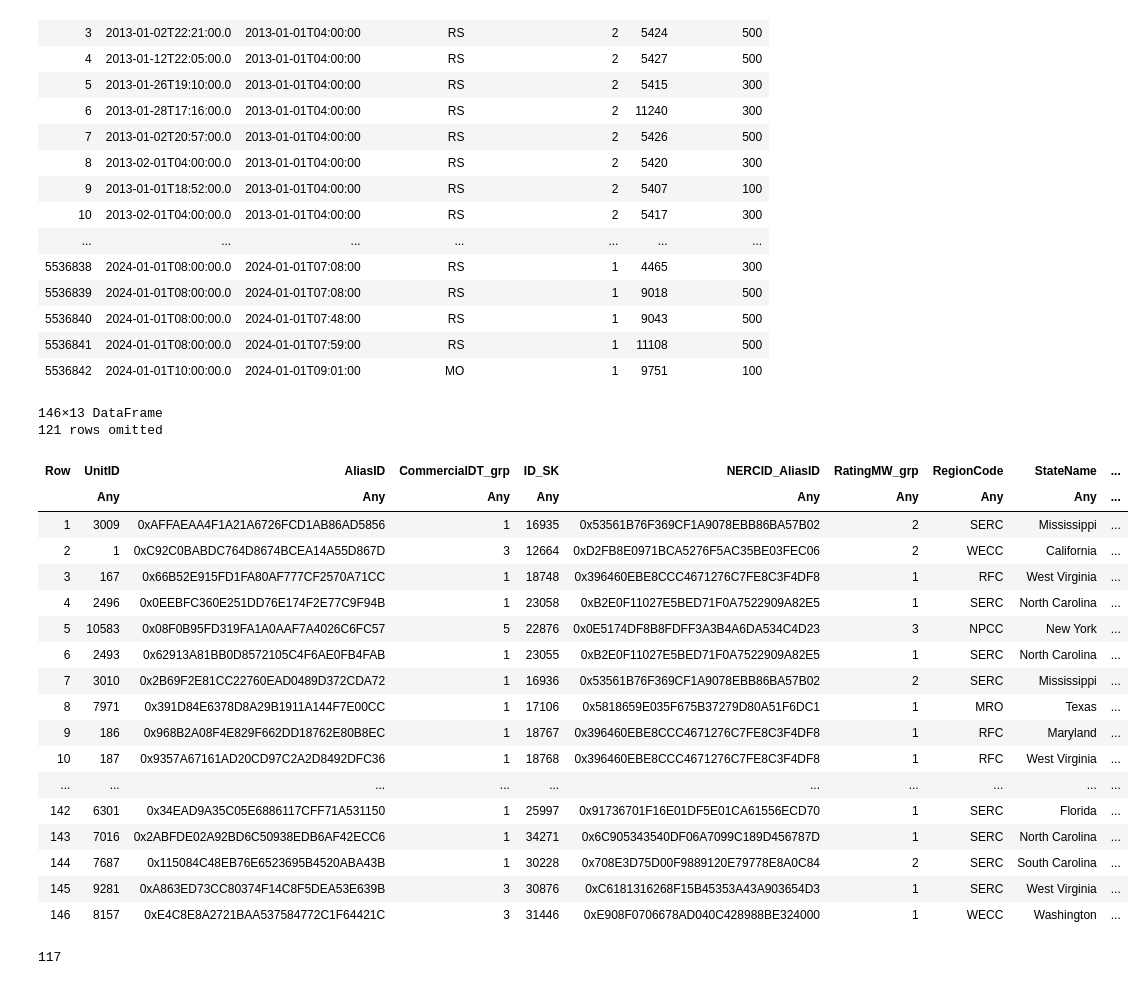
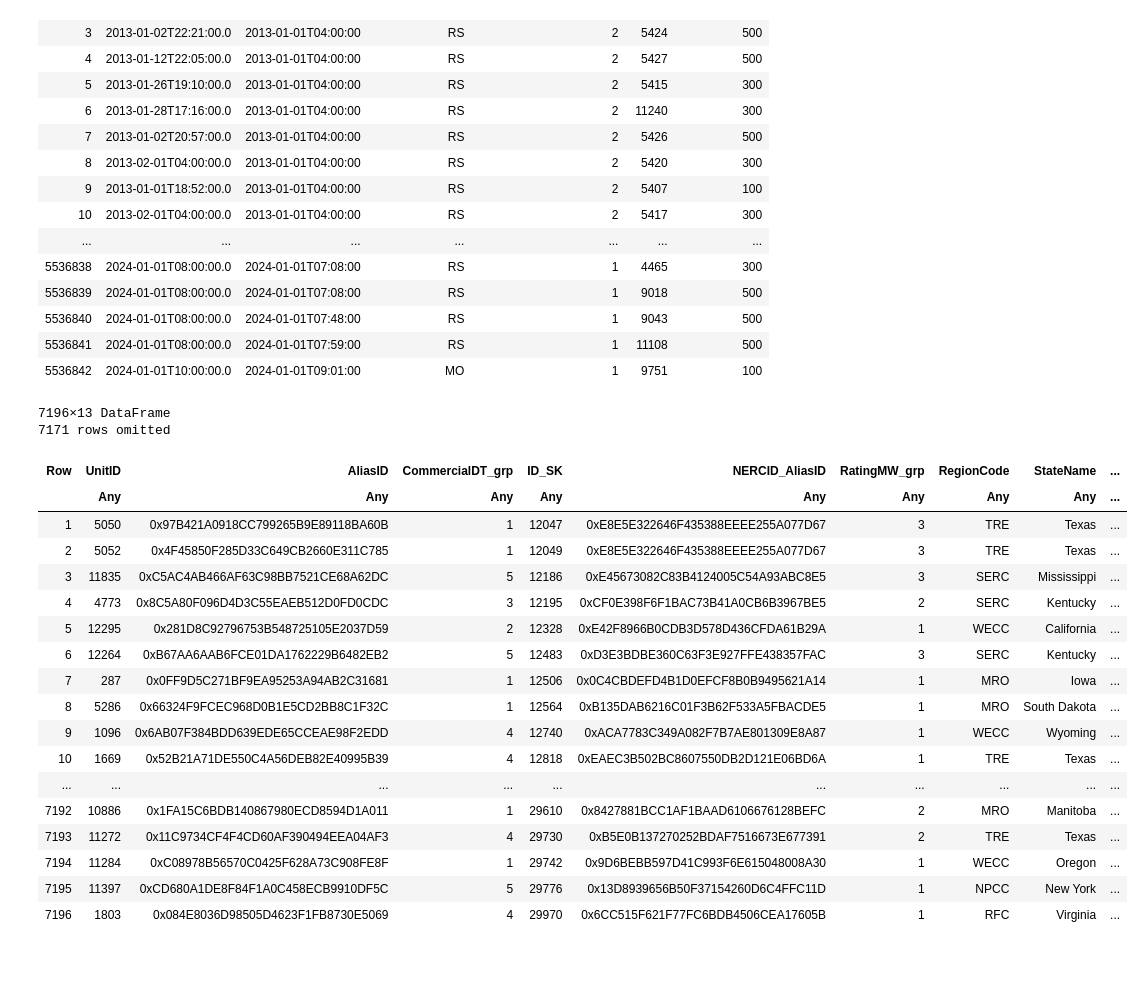
Before and after one commit to ecooper-cu/gads-analysis, a Jupyter notebook: data_processing/gads_merging_julia.ipynb, the cells around one changed output. Saved outputs shown, nothing was run; the diff lists cells and outputs as text; code cells hidden in the pictures.

```diff
--- a/data_processing/gads_merging_julia.ipynb
+++ b/data_processing/gads_merging_julia.ipynb
@@ -37,40 +37,40 @@ sort!(merged, :EventStartDT)
 fname = joinpath(homedir(), "research", "GADS", "GADS_Unit_2023_20240422.xlsx")
 units = DataFrame(XLSX.readtable(fname, "Sheet1"));
 # %%
-event_gen_ids = unique(merged[!, "UnitID"])
-all_gen_ids = unique(units[!, "UnitID"])
+# event_gen_ids = unique(merged[!, "UnitID"])
+# all_gen_ids = unique(units[!, "UnitID"])
 
-not_in_event_gen_ids = setdiff(all_gen_ids, event_gen_ids)
+# not_in_event_gen_ids = setdiff(all_gen_ids, event_gen_ids)
 
 # units[units.UnitID in not_in_event_gen_ids, !]
 
-not_in_events_df = filter(row -> row[:UnitID] in not_in_event_gen_ids, units)
+# not_in_events_df = filter(row -> row[:UnitID] in not_in_event_gen_ids, units)
+
+# a = not_in_events_df[!, :UnitRetireDT_grp]
+# count(x -> true, skipmissing(a))
-# %% [output]
-146×13 DataFrame
-121 rows omitted
-| Row | UnitID | AliasID | CommercialDT_grp | ID_SK | NERCID_AliasID | RatingMW_grp | RegionCode | StateName | ... |
-|  | Any | Any | Any | Any | Any | Any | Any | Any | ... |
-| 1 | 3009 | 0xAFFAEAA4F1A21A6726FCD1AB86AD5856 | 1 | 16935 | 0x53561B76F369CF1A9078EBB86BA57B02 | 2 | SERC | Mississippi | ... |
-| 2 | 1 | 0xC92C0BABDC764D8674BCEA14A55D867D | 3 | 12664 | 0xD2FB8E0971BCA5276F5AC35BE03FEC06 | 2 | WECC | California | ... |
-| 3 | 167 | 0x66B52E915FD1FA80AF777CF2570A71CC | 1 | 18748 | 0x396460EBE8CCC4671276C7FE8C3F4DF8 | 1 | RFC | West Virginia | ... |
-| 4 | 2496 | 0x0EEBFC360E251DD76E174F2E77C9F94B | 1 | 23058 | 0xB2E0F11027E5BED71F0A7522909A82E5 | 1 | SERC | North Carolina | ... |
-| 5 | 10583 | 0x08F0B95FD319FA1A0AAF7A4026C6FC57 | 5 | 22876 | 0x0E5174DF8B8FDFF3A3B4A6DA534C4D23 | 3 | NPCC | New York | ... |
-| 6 | 2493 | 0x62913A81BB0D8572105C4F6AE0FB4FAB | 1 | 23055 | 0xB2E0F11027E5BED71F0A7522909A82E5 | 1 | SERC | North Carolina | ... |
-| 7 | 3010 | 0x2B69F2E81CC22760EAD0489D372CDA72 | 1 | 16936 | 0x53561B76F369CF1A9078EBB86BA57B02 | 2 | SERC | Mississippi | ... |
-| 8 | 7971 | 0x391D84E6378D8A29B1911A144F7E00CC | 1 | 17106 | 0x5818659E035F675B37279D80A51F6DC1 | 1 | MRO | Texas | ... |
-| 9 | 186 | 0x968B2A08F4E829F662DD18762E80B8EC | 1 | 18767 | 0x396460EBE8CCC4671276C7FE8C3F4DF8 | 1 | RFC | Maryland | ... |
-| 10 | 187 | 0x9357A67161AD20CD97C2A2D8492DFC36 | 1 | 18768 | 0x396460EBE8CCC4671276C7FE8C3F4DF8 | 1 | RFC | West Virginia | ... |
-| ... | ... | ... | ... | ... | ... | ... | ... | ... | ... |
-| 142 | 6301 | 0x34EAD9A35C05E6886117CFF71A531150 | 1 | 25997 | 0x91736701F16E01DF5E01CA61556ECD70 | 1 | SERC | Florida | ... |
-| 143 | 7016 | 0x2ABFDE02A92BD6C50938EDB6AF42ECC6 | 1 | 34271 | 0x6C905343540DF06A7099C189D456787D | 1 | SERC | North Carolina | ... |
-| 144 | 7687 | 0x115084C48EB76E6523695B4520ABA43B | 1 | 30228 | 0x708E3D75D00F9889120E79778E8A0C84 | 2 | SERC | South Carolina | ... |
-| 145 | 9281 | 0xA863ED73CC80374F14C8F5DEA53E639B | 3 | 30876 | 0xC6181316268F15B45353A43A903654D3 | 1 | SERC | West Virginia | ... |
-| 146 | 8157 | 0xE4C8E8A2721BAA537584772C1F64421C | 3 | 31446 | 0xE908F0706678AD040C428988BE324000 | 1 | WECC | Washington | ... |
-# %%
-a = not_in_events_df[!, :UnitRetireDT_grp]
-count(x -> true, skipmissing(a))
-# %% [output]
-117
+# %%
+units
+# %% [output]
+7196×13 DataFrame
+7171 rows omitted
+| Row | UnitID | AliasID | CommercialDT_grp | ID_SK | NERCID_AliasID | RatingMW_grp | RegionCode | StateName | ... |
+|  | Any | Any | Any | Any | Any | Any | Any | Any | ... |
+| 1 | 5050 | 0x97B421A0918CC799265B9E89118BA60B | 1 | 12047 | 0xE8E5E322646F435388EEEE255A077D67 | 3 | TRE | Texas | ... |
+| 2 | 5052 | 0x4F45850F285D33C649CB2660E311C785 | 1 | 12049 | 0xE8E5E322646F435388EEEE255A077D67 | 3 | TRE | Texas | ... |
+| 3 | 11835 | 0xC5AC4AB466AF63C98BB7521CE68A62DC | 5 | 12186 | 0xE45673082C83B4124005C54A93ABC8E5 | 3 | SERC | Mississippi | ... |
+| 4 | 4773 | 0x8C5A80F096D4D3C55EAEB512D0FD0CDC | 3 | 12195 | 0xCF0E398F6F1BAC73B41A0CB6B3967BE5 | 2 | SERC | Kentucky | ... |
+| 5 | 12295 | 0x281D8C92796753B548725105E2037D59 | 2 | 12328 | 0xE42F8966B0CDB3D578D436CFDA61B29A | 1 | WECC | California | ... |
+| 6 | 12264 | 0xB67AA6AAB6FCE01DA1762229B6482EB2 | 5 | 12483 | 0xD3E3BDBE360C63F3E927FFE438357FAC | 3 | SERC | Kentucky | ... |
+| 7 | 287 | 0x0FF9D5C271BF9EA95253A94AB2C31681 | 1 | 12506 | 0x0C4CBDEFD4B1D0EFCF8B0B9495621A14 | 1 | MRO | Iowa | ... |
+| 8 | 5286 | 0x66324F9FCEC968D0B1E5CD2BB8C1F32C | 1 | 12564 | 0xB135DAB6216C01F3B62F533A5FBACDE5 | 1 | MRO | South Dakota | ... |
+| 9 | 1096 | 0x6AB07F384BDD639EDE65CCEAE98F2EDD | 4 | 12740 | 0xACA7783C349A082F7B7AE801309E8A87 | 1 | WECC | Wyoming | ... |
+| 10 | 1669 | 0x52B21A71DE550C4A56DEB82E40995B39 | 4 | 12818 | 0xEAEC3B502BC8607550DB2D121E06BD6A | 1 | TRE | Texas | ... |
+| ... | ... | ... | ... | ... | ... | ... | ... | ... | ... |
+| 7192 | 10886 | 0x1FA15C6BDB140867980ECD8594D1A011 | 1 | 29610 | 0x8427881BCC1AF1BAAD6106676128BEFC | 2 | MRO | Manitoba | ... |
+| 7193 | 11272 | 0x11C9734CF4F4CD60AF390494EEA04AF3 | 4 | 29730 | 0xB5E0B137270252BDAF7516673E677391 | 2 | TRE | Texas | ... |
+| 7194 | 11284 | 0xC08978B56570C0425F628A73C908FE8F | 1 | 29742 | 0x9D6BEBB597D41C993F6E615048008A30 | 1 | WECC | Oregon | ... |
+| 7195 | 11397 | 0xCD680A1DE8F84F1A0C458ECB9910DF5C | 5 | 29776 | 0x13D8939656B50F37154260D6C4FFC11D | 1 | NPCC | New York | ... |
+| 7196 | 1803 | 0x084E8036D98505D4623F1FB8730E5069 | 4 | 29970 | 0x6CC515F621F77FC6BDB4506CEA17605B | 1 | RFC | Virginia | ... |
 # %%
 gen_ids = unique(merged[!, "UnitID"])
 merged.CommercialDT_grp = missings(Int, nrow(merged))
```
Also changed, not shown: parts of 2 cells of this notebook, 4 other files.
